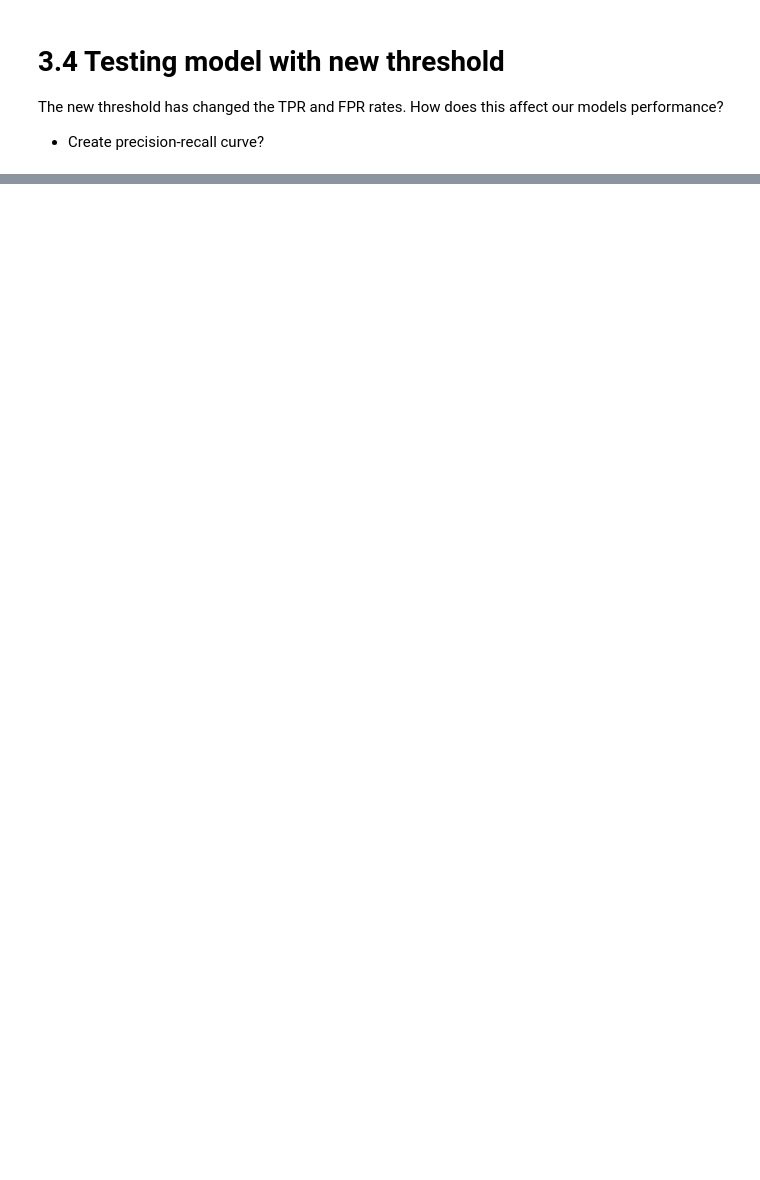
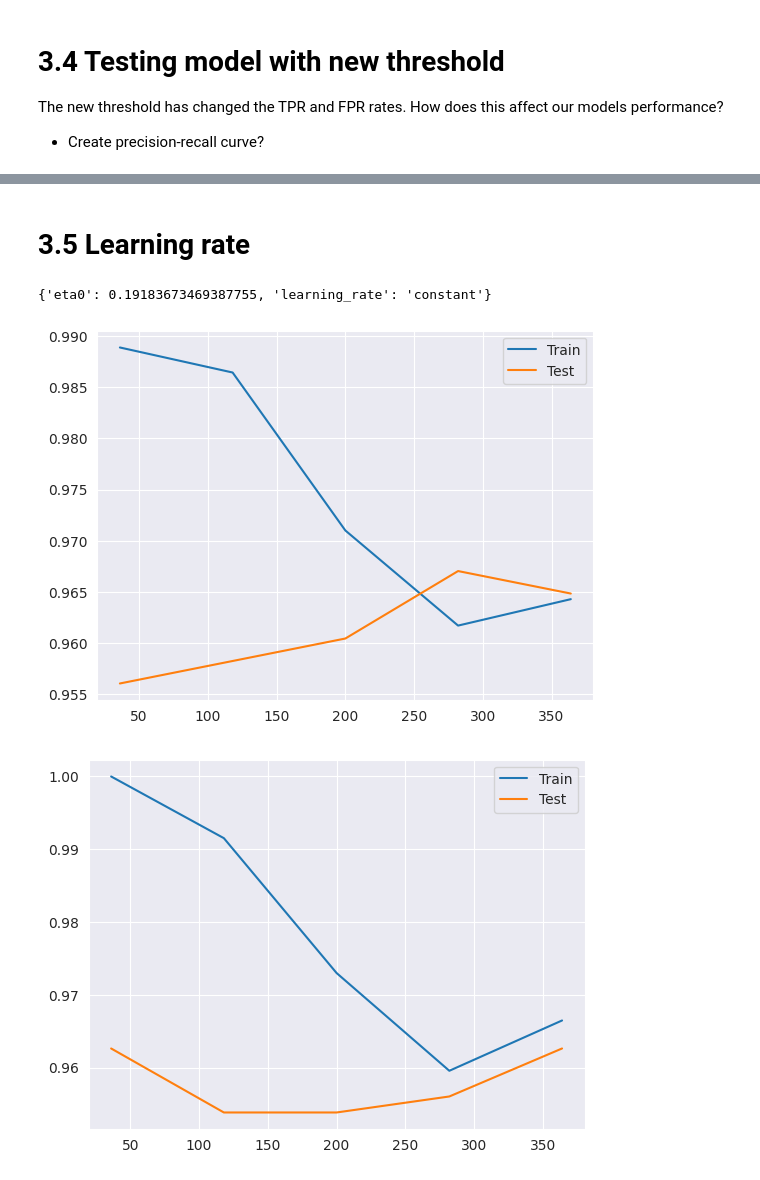
Before and after one commit to Berat03/ml_coursework, a Jupyter notebook: logistic_regression.ipynb, the cells around one changed output, grey strips where cells are left out. Cells and saved outputs as stored; diff of their text form; code cells hidden in the pictures; blank space fills up the shorter version.

```diff
--- a/logistic_regression.ipynb
+++ b/logistic_regression.ipynb
@@ -76,5 +70,17 @@ This shows that our model is over-fitting the data as the testing accuracy start
 **Conclusions**:
 - Our model is over-fitting the data.
 - We need more samples in our dataset.
+# %%
+def plot_log_loss(train_sizes, train_y, test_y):
+    train_y_avg, test_y_avg = [], []
+
+    for i in range(len(train_sizes)):
+        train_y_avg.append(np.average(train_y[i]))
+        test_y_avg.append(np.average(test_y[i]))
+
+    plt.plot(train_sizes, train_y_avg)
+    plt.plot(train_sizes, test_y_avg)
+
+    return train_sizes, train_y_avg, test_y_avg
 # %%
 train_sizes_abs_accuracy, train_accuracy, test_accuracy = learning_curve(estimator=model, X=x_train, y=y_train, scoring='accuracy', cv=5)
@@ -277,0 +333,27 @@ weighted avg       0.98      0.98      0.98       143
+# %% [markdown]
+# 3.5 Learning rate
+# %%
+param_grid = {
+    'learning_rate': ['constant'],
+    'eta0': np.linspace(0.01, 1)
+}
+grid = GridSearchCV(estimator=model, param_grid=param_grid, cv=3, scoring='neg_log_loss')
+opt_model = grid.fit(x_train, y_train)
+opt_params = opt_model.best_params_
+print(opt_params)
+optimal_learning_rate = opt_params['eta0']
+# %% [output]
+{'eta0': 0.19183673469387755, 'learning_rate': 'constant'}
+# %%
+plot_log_loss(*learning_curve(estimator=SGDClassifier(loss='log_loss', random_state=12, learning_rate='constant', eta0=0.01), X=x_train, y=y_train, scoring='accuracy'))
+plt.legend(['Train', 'Test'])
+plt.show()
+plot_log_loss(*learning_curve(estimator=SGDClassifier(loss='log_loss', random_state=12, learning_rate='constant', eta0=optimal_learning_rate), X=x_train, y=y_train, scoring='accuracy'))
+plt.legend(['Train', 'Test'])
+plt.show()
+plot_log_loss(*learning_curve(estimator=SGDClassifier(loss='log_loss', random_state=12, learning_rate='constant', eta0=0.1), X=x_train, y=y_train, scoring='accuracy'))
+plt.legend(['Train', 'Test'])
+plt.show()
+# %% [output]
+[figure, added]
+[figure, added]
```
Also changed, not shown: parts of 23 cells of this notebook.
